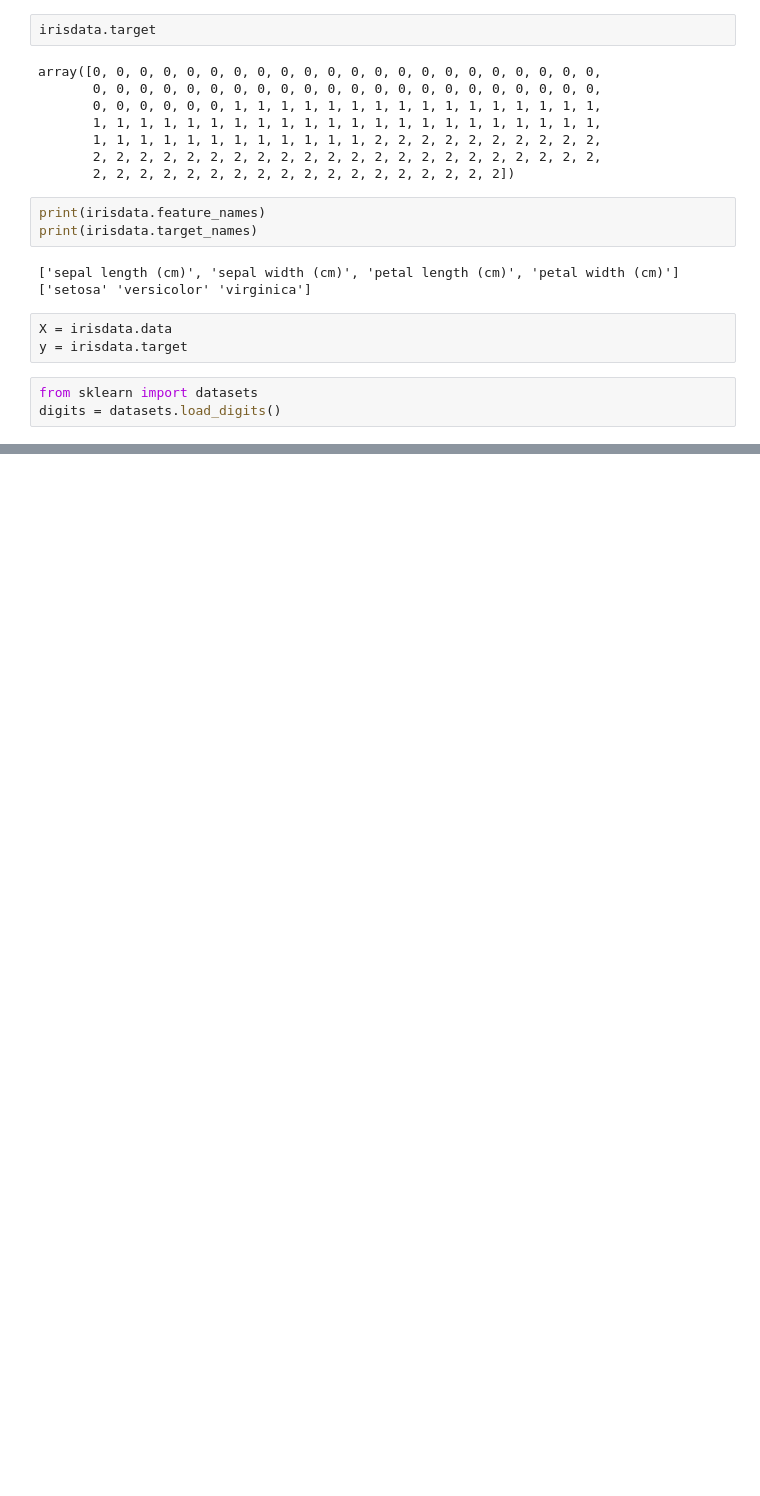
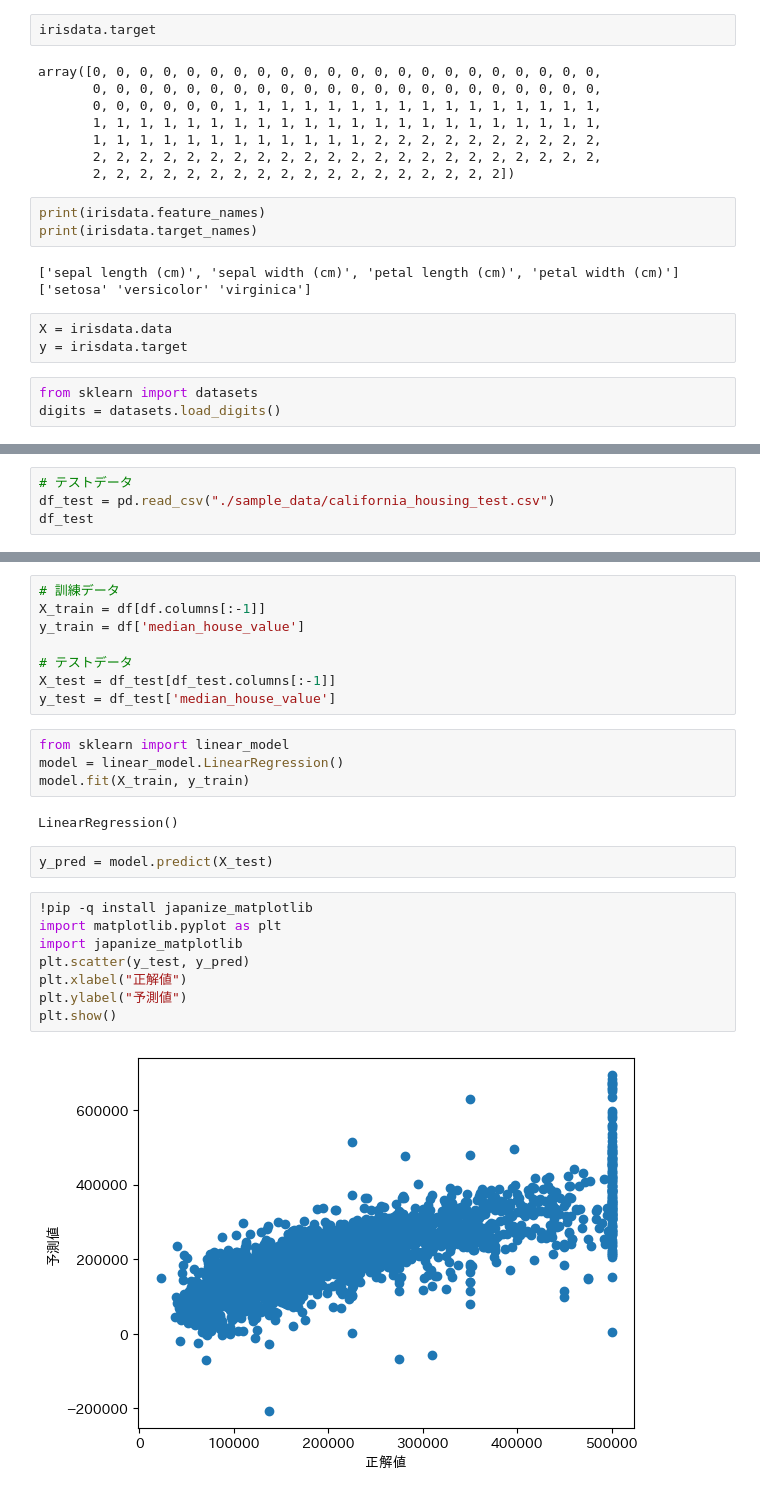
Before and after one commit to home10v011-bot/pythondev, a Jupyter notebook: 00_orientation/Lesson15.ipynb, the cells around one changed output, grey strips where cells are left out. Drawn from its saved outputs; the diff is of its cells as text; blank space fills up the shorter version.

```diff
--- a/00_orientation/Lesson15.ipynb
+++ b/00_orientation/Lesson15.ipynb
@@ -72,0 +205,4 @@ print(digits.DESCR)
+# %%
+# テストデータ
+df_test = pd.read_csv("./sample_data/california_housing_test.csv")
+df_test
@@ -72,0 +223,26 @@ print(digits.DESCR)
+# %%
+# 訓練データ
+X_train = df[df.columns[:-1]]
+y_train = df['median_house_value']
+
+# テストデータ
+X_test = df_test[df_test.columns[:-1]]
+y_test = df_test['median_house_value']
+# %%
+from sklearn import linear_model
+model = linear_model.LinearRegression()
+model.fit(X_train, y_train)
+# %% [output]
+LinearRegression()
+# %%
+y_pred = model.predict(X_test)
+# %%
+!pip -q install japanize_matplotlib
+import matplotlib.pyplot as plt
+import japanize_matplotlib
+plt.scatter(y_test, y_pred)
+plt.xlabel("正解値")
+plt.ylabel("予測値")
+plt.show()
+# %% [output]
+[figure, added]
```
Also changed, not shown: parts of 16 cells of this notebook.
